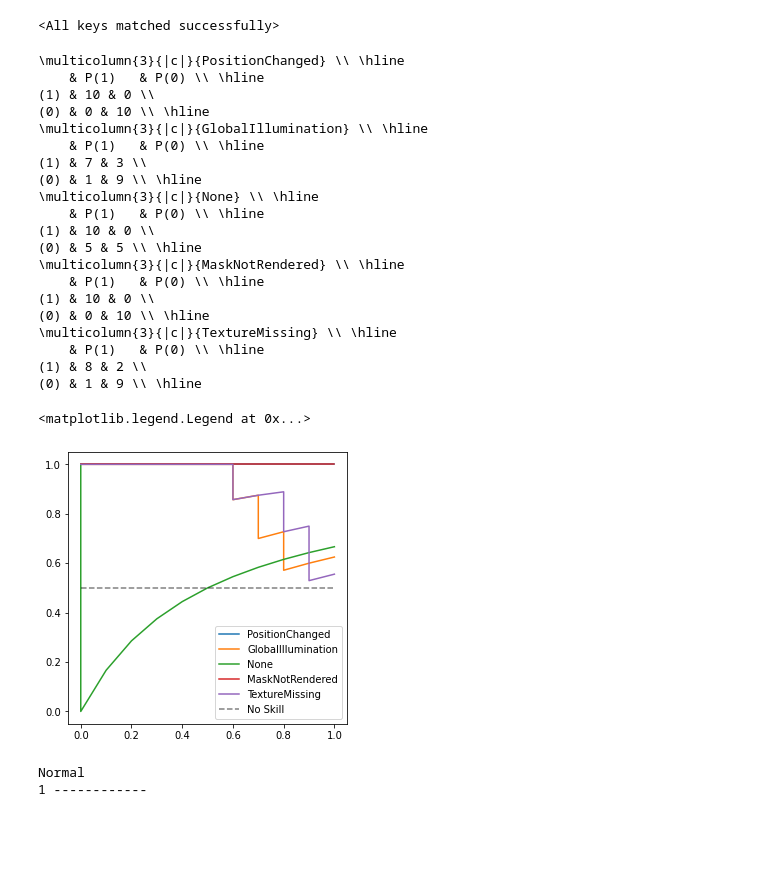
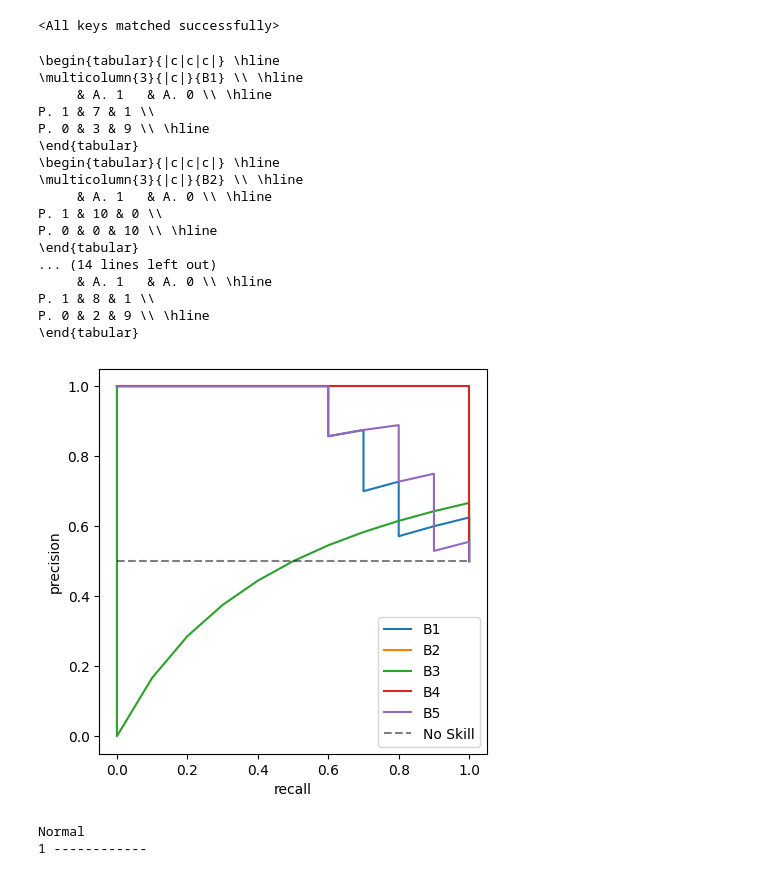
Before and after one commit to BenedictWilkins/thesis-reproduce, a Jupyter notebook: Chapter4/TextureCorruptionDetector.ipynb, the cells around one changed output. Cells and saved outputs as stored; diff of their text form; code cells hidden in the pictures; blank space fills up the shorter version.

```diff
--- a/Chapter4/TextureCorruptionDetector.ipynb
+++ b/Chapter4/TextureCorruptionDetector.ipynb
@@ -196,7 +196,7 @@ def plot_pr(score, label, legend=None):
     plt.plot(r, p, label=legend)
 
 def test_scores(test):
-    t_loader = dataset(f"test/{test}/{test}", rotation=True, shuffle=False, threshold=100)
+    t_loader = dataset(f"test/{test}", rotation=True, shuffle=False, threshold=100)
     scores, labels = [], []
     for i, (x, y, z) in enumerate(zip(*t_loader)):
         score, label = episode_score(x, y)
@@ -214,69 +214,81 @@ def avg_training_score():
         score, _ = episode_score(x, y)
     return np.concatenate(scores).mean() # average training error
 
-TESTS = ["PositionChanged", "GlobalIllumination", "None", "MaskNotRendered","TextureMissing"]
+
+# \item (B1) Global illumination changed.
+# \item (B2) Agent starting position changed.
+# \item (B3) Corrupted texture failed to manifest at all.
+# \item (B4) Texture corruption was not rendered in the mask.
+# \item (B5) A missing texture bug is also present in the episode.
+
+
+TESTS = {"B1":"GlobalIllumination", "B2":"PositionChanged", "B3":"None", "B4":"MaskNotRendered", "B5":"TextureMissing"}
+
+
+
 
 nscore, nlabel = test_scores("Normal")
 ns, ns0, ns1 = zip(*nscore)
 
 #training_score = avg_training_score()
 
 fig_pr = plt.figure(figsize=(5,5))
 
-for test in TESTS:
+for key, test in TESTS.items():
     score, label = test_scores(test)
+
     s, s0, s1 = zip(*score)
     y, x = np.concatenate([np.zeros_like(nlabel),np.ones_like(label)]), np.concatenate([ns,s])
     p, r, _ = precision_recall_curve(y, x)
-    plt.plot(r, p, label=f"{test}")
+    plt.plot(r, p, label=f"{key}")
 
     fpr, tpr, thresholds = metrics.roc_curve(y, x)
     gmeans = np.sqrt(tpr * (1-fpr))
     ix = np.argmax(gmeans)
     pred = (x >= thresholds[ix]).astype(np.float32)
     (tn, fp, fn, tp) = metrics.confusion_matrix(y, pred).ravel()
     #print(y, pred)
-
-    print("\multicolumn{3}{|c|}{" + test + "} \\\\ \hline")
-    print(f"    & P(1)   & P(0) \\\\ \hline")
-    print(f"(1) & {tp} & {fn} \\\\")
-    print(f"(0) & {fp} & {tn} \\\\ \hline")
-
+    print("\\begin{tabular}{|c|c|c|} \hline")
+    print("\multicolumn{3}{|c|}{" + key + "} \\\\ \hline")
+    print(f"     & A. 1   & A. 0 \\\\ \hline")
+    print(f"P. 1 & {tp} & {fp} \\\\")
+    print(f"P. 0 & {fn} & {tn} \\\\ \hline")
+    print("\\end{tabular}")
     #x0 = np.concatenate([ns0,s0])
     #p, r, _ = precision_recall_curve(y, x0)
     #plt.plot(r, p, label=f"error(0)")
     #x1 = np.concatenate([ns1,s1])
     #p, r, _ = precision_recall_curve(y, x1)
     #plt.plot(r, p, label=f"error(1)")
     #p, r, _ = precision_recall_curve(y, x0+x1)
     #plt.plot(r, p, label=f"error(0+1)")
 
 no_skill = len(y[y==1]) / len(y)
 plt.plot([0, 1], [no_skill, no_skill], linestyle='--', label='No Skill', color="black", alpha=0.5)
+plt.gca().set_ylabel("precision")
+plt.gca().set_xlabel("recall")
 plt.legend()
+
+plt.savefig("./pr-curve.png", bbox_inches="tight")
 # %% [output]
-\multicolumn{3}{|c|}{PositionChanged} \\ \hline
-    & P(1)   & P(0) \\ \hline
-(1) & 10 & 0 \\
-(0) & 0 & 10 \\ \hline
-\multicolumn{3}{|c|}{GlobalIllumination} \\ \hline
-    & P(1)   & P(0) \\ \hline
-(1) & 7 & 3 \\
-(0) & 1 & 9 \\ \hline
-\multicolumn{3}{|c|}{None} \\ \hline
-    & P(1)   & P(0) \\ \hline
-(1) & 10 & 0 \\
-(0) & 5 & 5 \\ \hline
-\multicolumn{3}{|c|}{MaskNotRendered} \\ \hline
-    & P(1)   & P(0) \\ \hline
-(1) & 10 & 0 \\
-(0) & 0 & 10 \\ \hline
-\multicolumn{3}{|c|}{TextureMissing} \\ \hline
-    & P(1)   & P(0) \\ \hline
-(1) & 8 & 2 \\
-(0) & 1 & 9 \\ \hline
+\begin{tabular}{|c|c|c|} \hline
+\multicolumn{3}{|c|}{B1} \\ \hline
+     & A. 1   & A. 0 \\ \hline
+P. 1 & 7 & 1 \\
+P. 0 & 3 & 9 \\ \hline
+\end{tabular}
+\begin{tabular}{|c|c|c|} \hline
+\multicolumn{3}{|c|}{B2} \\ \hline
+     & A. 1   & A. 0 \\ \hline
+P. 1 & 10 & 0 \\
+P. 0 & 0 & 10 \\ \hline
+\end{tabular}
+... (14 lines left out)
+     & A. 1   & A. 0 \\ \hline
+P. 1 & 8 & 1 \\
+P. 0 & 2 & 9 \\ \hline
+\end{tabular}
-<matplotlib.legend.Legend at 0x...>
-[figure, old version]
+[figure, new version]
 # %%
 # compute stats
 TESTS = ["Normal", "PositionChanged", "GlobalIllumination", "None", "MaskNotRendered","TextureMissing"]
```
Also changed, not shown: parts of 1 cell of this notebook.
